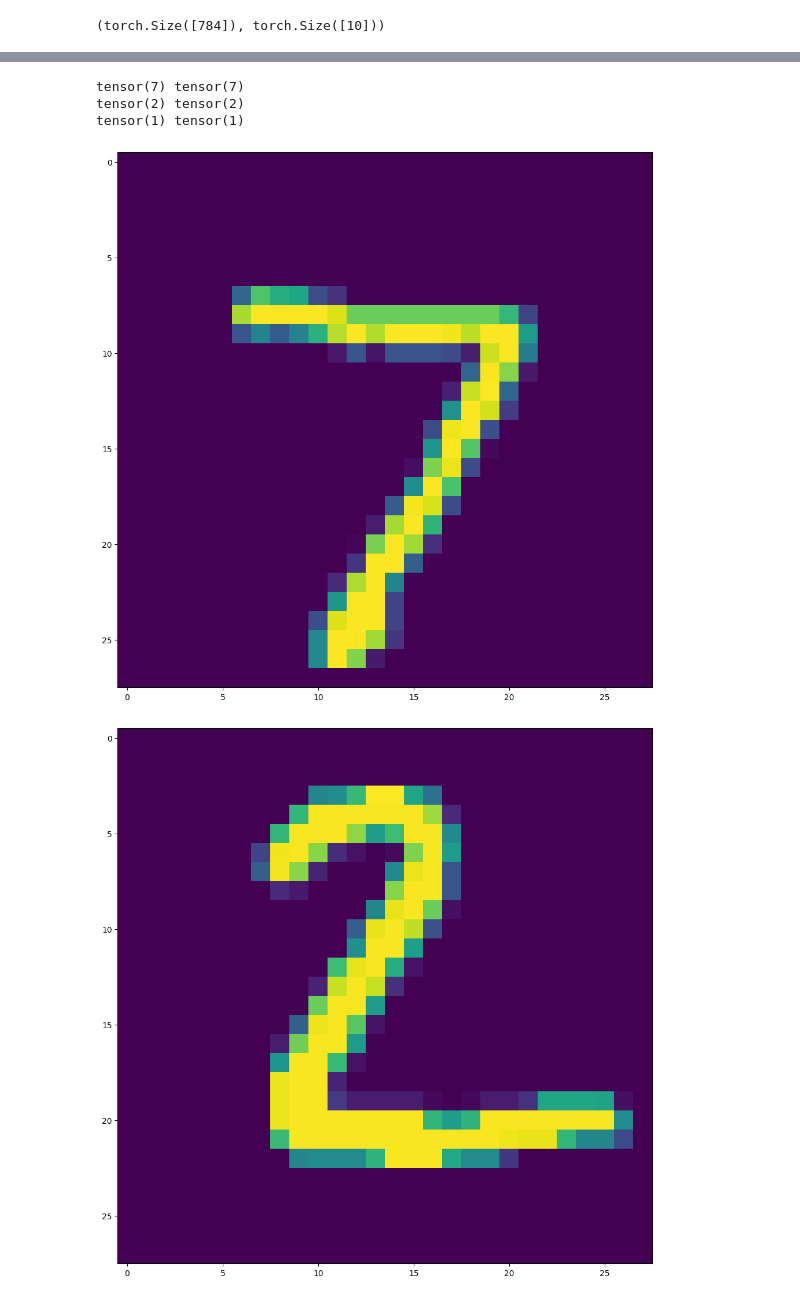
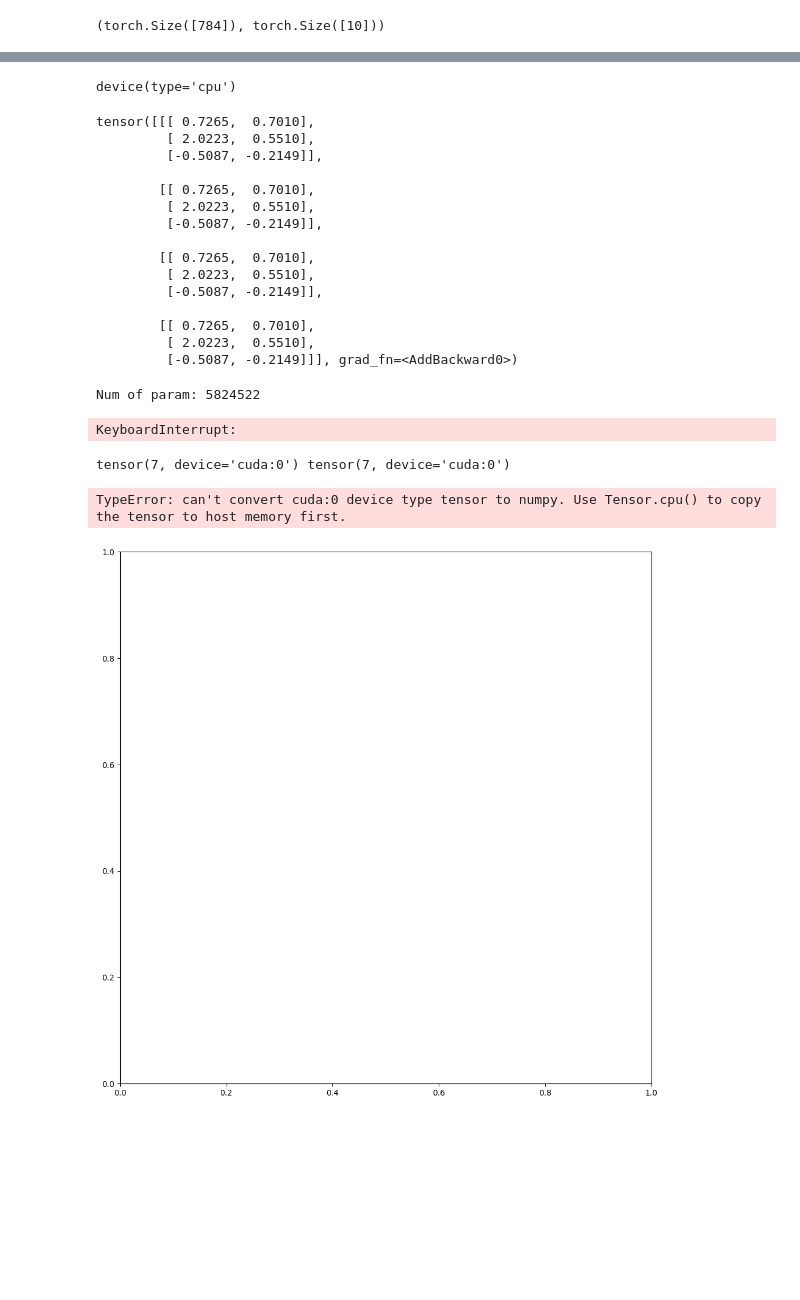
Before and after one commit to amaljoe/transformers-from-scratch, a Jupyter notebook: mnist.ipynb, the cells around one changed output, grey strips where cells are left out. Saved outputs shown, nothing was run; the diff lists cells and outputs as text; code cells hidden in the pictures; blank space fills up the shorter version.

Commit message:
add: transformers

```diff
--- a/mnist.ipynb
+++ b/mnist.ipynb
@@ -138,17 +158,65 @@ KeyboardInterrupt:
+# %%
+x.device
+# %% [output]
+device(type='cpu')
+# %%
+emb = nn.Embedding(3, 2)
+x = torch.ones((4,3,2))
+x + emb(torch.arange(3))
+# %% [output]
+tensor([[[ 0.7265,  0.7010],
+         [ 2.0223,  0.5510],
+         [-0.5087, -0.2149]],
+
+        [[ 0.7265,  0.7010],
+         [ 2.0223,  0.5510],
+         [-0.5087, -0.2149]],
+
+        [[ 0.7265,  0.7010],
+         [ 2.0223,  0.5510],
+         [-0.5087, -0.2149]],
+
+        [[ 0.7265,  0.7010],
+         [ 2.0223,  0.5510],
+         [-0.5087, -0.2149]]], grad_fn=<AddBackward0>)
+# %%
+train_dataloader = DataLoader(train_ds, batch_size=16)
+model = DigitNet(28*28, 2048, 10)
+# model = DigitTransformer(input_dim = 28 * 28, num_layers=2, d=28 * 28, num_heads=4, num_classes=10)
+criterion = nn.CrossEntropyLoss()
+optimizer = Adam(lr=1e-4, params = model.parameters())
+num_param = 0
+for param in model.parameters():
+    num_param += torch.numel(param)
+print("Num of param:", num_param)
+
+
+for epoch in range(5):
+    loop = tqdm(train_dataloader, desc=f"Epoch {epoch}")
+    for batch in loop:
+        ip, labels = batch['input'], batch['label']
+        logits = model(ip)
+        loss = criterion(logits, labels)
+        loop.set_postfix({'loss': loss.item()})
+        loss.backward()
+        optimizer.step()
+        optimizer.zero_grad()
+# %% [output]
+Num of param: 5824522
+KeyboardInterrupt:
 # %%
 import matplotlib.pyplot as plt
 for x in test_ds.select(range(3)):
     ip, label = x['input'], x['label']
+    ip, label = ip.to(device), label.to(device)
     logits = model(ip)
     pred = torch.argmax(logits)
     label = torch.argmax(label)
     img = ip.reshape(28, 28) * 255
     print(pred, label)
     plt.figure(figsize=(12, 12))
     plt.imshow(img)
 # %% [output]
-tensor(7) tensor(7)
-tensor(2) tensor(2)
-tensor(1) tensor(1)
+tensor(7, device='cuda:0') tensor(7, device='cuda:0')
+TypeError: can't convert cuda:0 device type tensor to numpy. Use Tensor.cpu() to copy the tensor to host memory first.
-[figure, old version]
+[figure, new version]
-[figure, removed]
```
Also changed, not shown: parts of 2 cells of this notebook, 6 other files.
